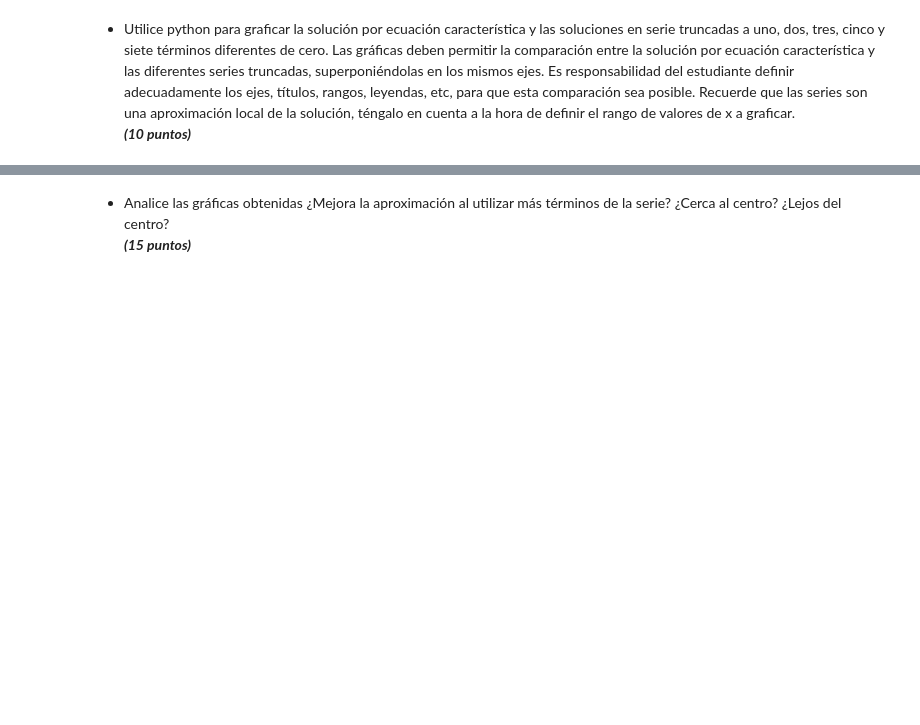
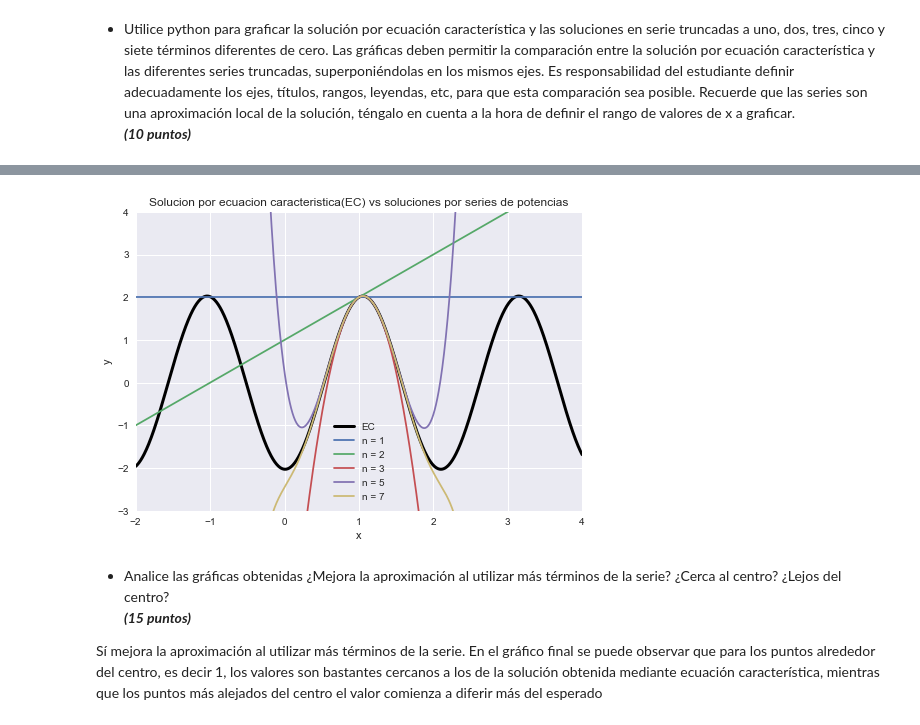
Before and after one commit to evertacosta/ED2021, a Jupyter notebook: Trabajo5/trabajo5.ipynb, the cells around one changed output, grey strips where cells are left out. Cells and saved outputs as stored; diff of their text form; code cells hidden in the pictures; blank space fills up the shorter version.

```diff
--- a/Trabajo5/trabajo5.ipynb
+++ b/Trabajo5/trabajo5.ipynb
@@ -71,4 +143,41 @@ comparacion()
+# %%
+def ec_vs_series():
+
+    fig, ax1 = plt.subplots()
+
+    x1 = np.linspace(-2, 4, 1000)
+
+    y_ec = y_ecuacion_caracteristica(x1)
+
+    y_series_n1 = y_series(1, x1, 2, 1, 1)
+    y_series_n2 = y_series(2, x1, 2, 1, 1)
+    y_series_n3 = y_series(3, x1, 2, 1, 1)
+    y_series_n5 = y_series(5, x1, 2, 1, 1)
+    y_series_n7 = y_series(7, x1, 2, 1, 1)
+
+    plt.plot(x1, y_ec, lw=3, label='EC', c='black')
+    ax1.plot(x1, y_series_n1, label='n = 1')
+    ax1.plot(x1, y_series_n2, label='n = 2')
+    ax1.plot(x1, y_series_n3, label='n = 3')
+    ax1.plot(x1, y_series_n5, label='n = 5')
+    ax1.plot(x1, y_series_n7, label='n = 7')
+
+    ax1.set_ylim(-3, 4)
+    ax1.set_xlim(-2, 4)
+    ax1.legend()
+    ax1.set_title('Solucion por ecuacion caracteristica(EC) vs soluciones por series de potencias')
+    ax1.set_xlabel('x')
+    ax1.set_ylabel('y')
+
+ec_vs_series()
+# %% [output]
+[figure, added]
 # %% [markdown]
 - Analice las gráficas obtenidas ¿Mejora la aproximación al utilizar más
 términos de la serie? ¿Cerca al centro? ¿Lejos del centro?<br>
 ***(15 puntos)***
+
+Sí mejora la aproximación al utilizar más términos de la serie. En el gráfico final
+se puede observar que para los puntos alrededor del centro, es decir 1, los valores
+son bastantes cercanos a los de la solución obtenida mediante ecuación característica,
+mientras que los puntos más alejados del centro el valor comienza a diferir más del esperado
```
Also changed, not shown: parts of 7 cells of this notebook, 1 other file.
